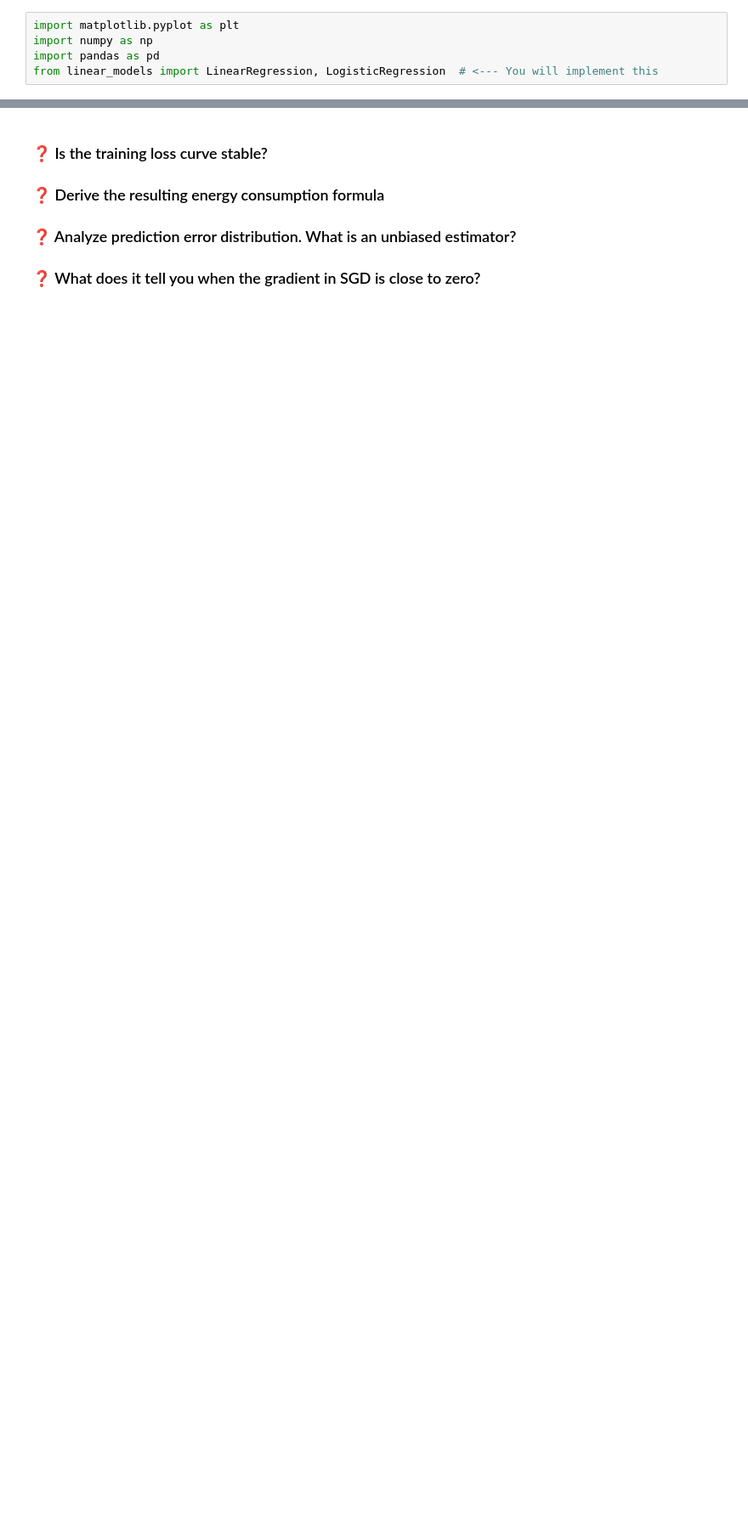
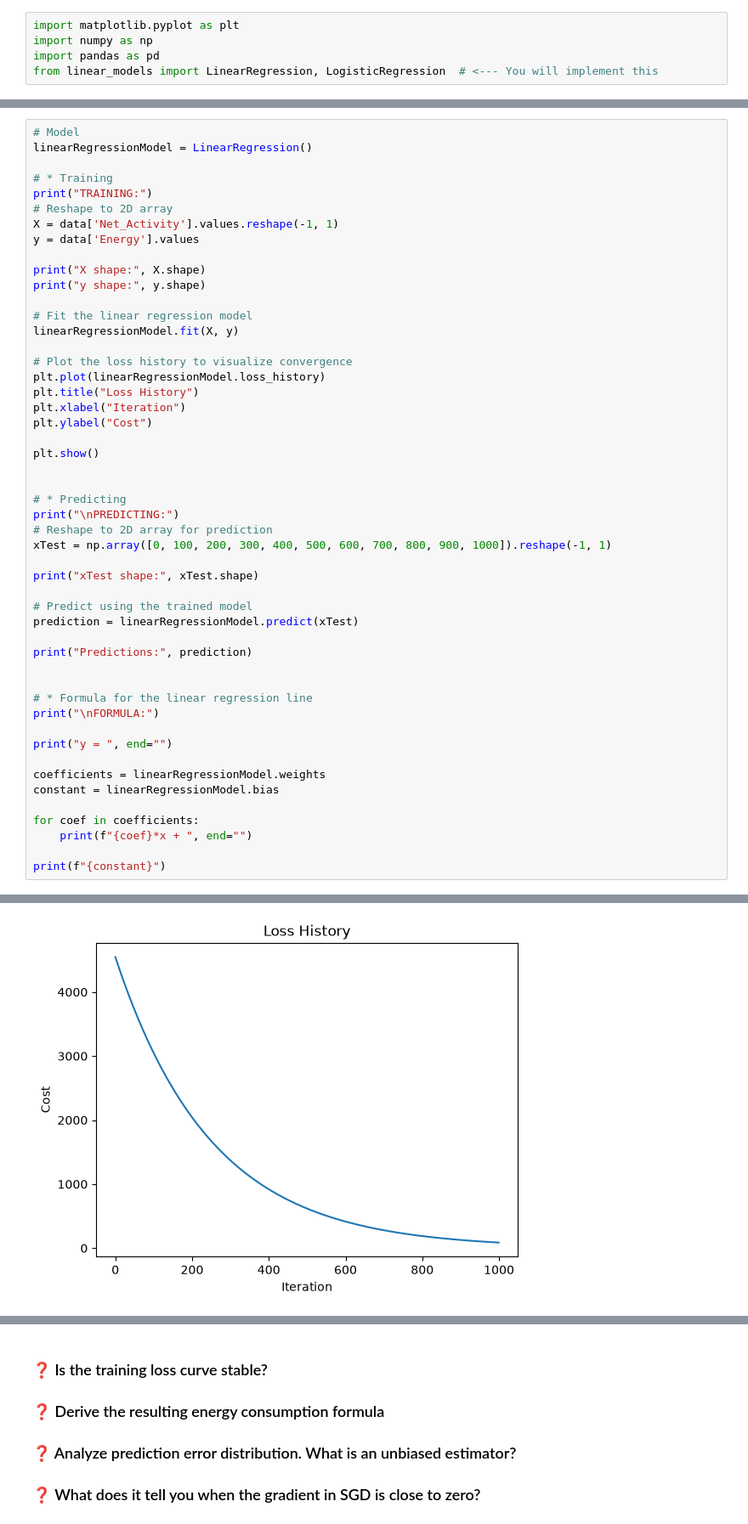
Before and after one commit to real-eo/TDT4172-Introduksjon-til-maskinl-ring, a Jupyter notebook: 2026 HØST/Assignment1/problem.ipynb, the cells around one changed output, grey strips where cells are left out. Shown at 85% size. Saved outputs shown, nothing was run; the diff lists cells and outputs as text; blank space fills up the shorter version.

Commit message:
feat: implementation of the linreg model

```diff
--- a/2026 HØST/Assignment1/problem.ipynb
+++ b/2026 HØST/Assignment1/problem.ipynb
@@ -72,0 +72,51 @@ plt.show()
+# %%
+# Model
+linearRegressionModel = LinearRegression()
+
+# * Training
+print("TRAINING:")
+# Reshape to 2D array
+X = data['Net_Activity'].values.reshape(-1, 1)
+y = data['Energy'].values
+
+print("X shape:", X.shape)
+print("y shape:", y.shape)
+
+# Fit the linear regression model
+linearRegressionModel.fit(X, y)
+
+# Plot the loss history to visualize convergence
+plt.plot(linearRegressionModel.loss_history)
+plt.title("Loss History")
+plt.xlabel("Iteration")
+plt.ylabel("Cost")
+
+plt.show()
+
+
+# * Predicting
+print("\nPREDICTING:")
+# Reshape to 2D array for prediction
+xTest = np.array([0, 100, 200, 300, 400, 500, 600, 700, 800, 900, 1000]).reshape(-1, 1)
+
+print("xTest shape:", xTest.shape)
+
+# Predict using the trained model
+prediction = linearRegressionModel.predict(xTest)
+
+print("Predictions:", prediction)
+
+
+# * Formula for the linear regression line
+print("\nFORMULA:")
+
+print("y = ", end="")
+
+coefficients = linearRegressionModel.weights
+constant = linearRegressionModel.bias
+
+for coef in coefficients:
+    print(f"{coef}*x + ", end="")
+
+print(f"{constant}")
+# %% [output]
@@ -72,0 +126 @@ plt.show()
+[figure, added]
```
Also changed, not shown: parts of 5 cells of this notebook, 1 other file.
